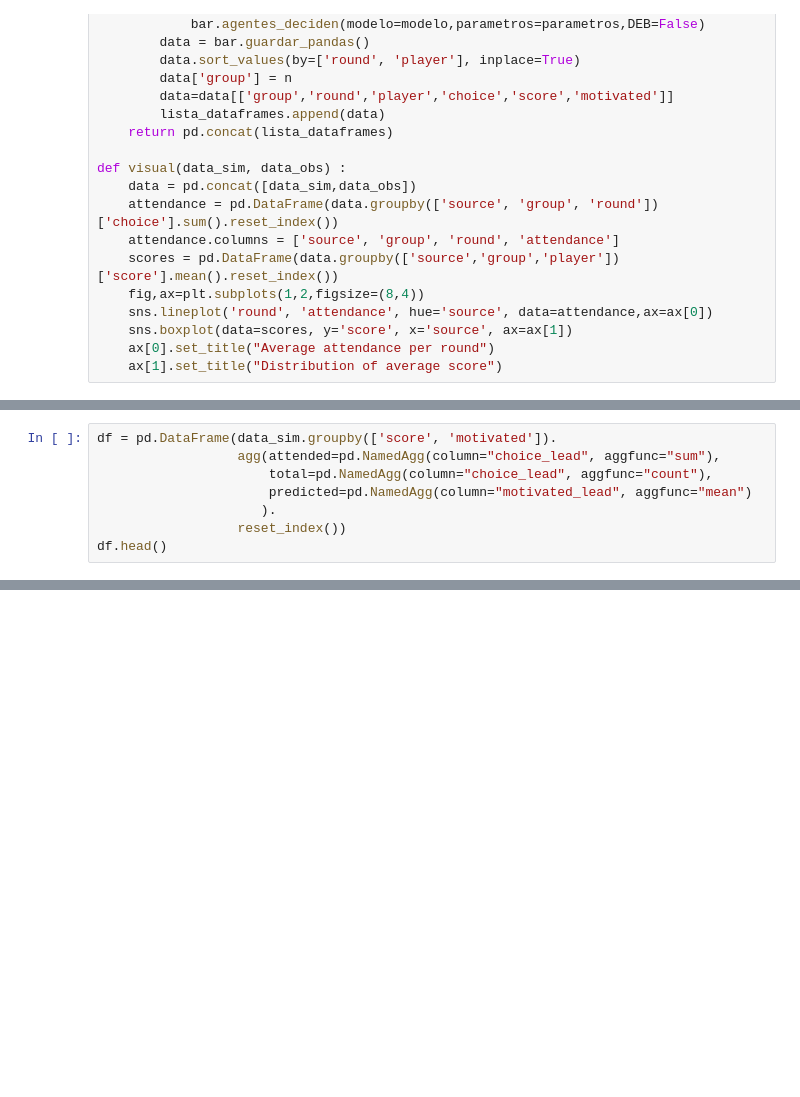
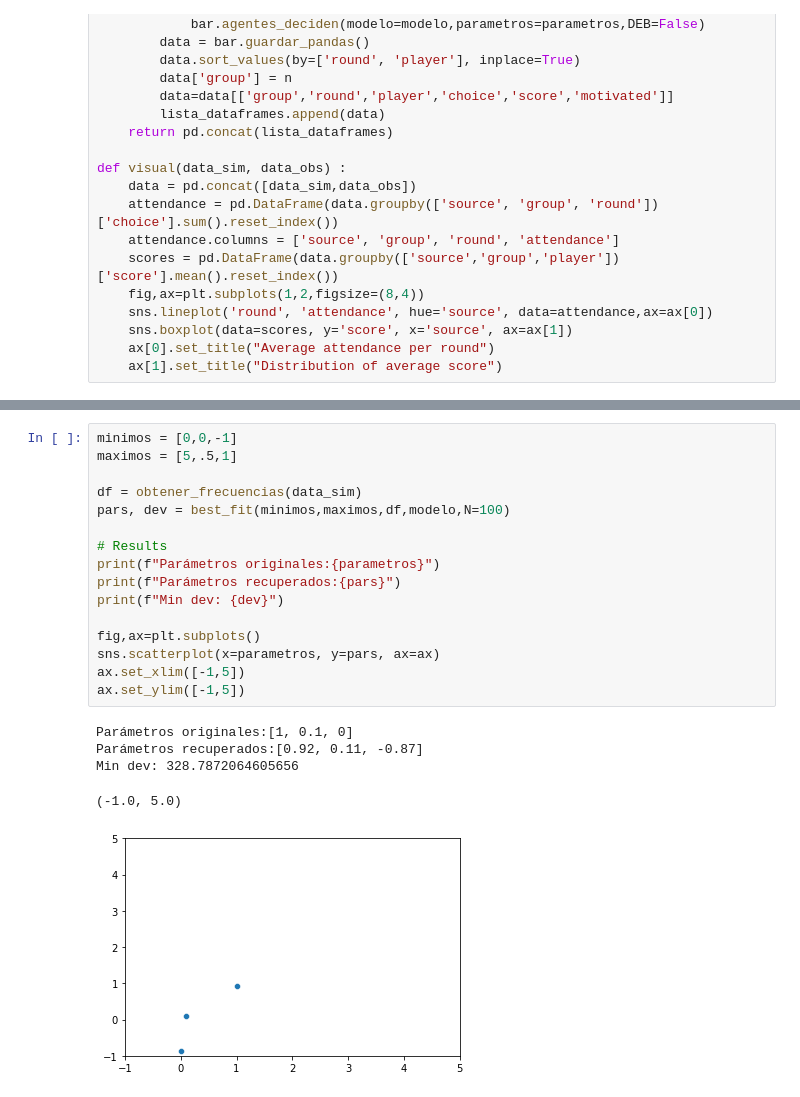
Before and after one commit to Slendercoder/SemilleroMSFS, a Jupyter notebook: Notebooks/ElFarol - rw.ipynb, the cells around one changed output, grey strips where cells are left out. Saved outputs shown, nothing was run; the diff lists cells and outputs as text; blank space fills up the shorter version.

```diff
--- a/Notebooks/ElFarol - rw.ipynb
+++ b/Notebooks/ElFarol - rw.ipynb
@@ -345,8 +327,0 @@ data_sim.head()
-# %%
-df = pd.DataFrame(data_sim.groupby(['score', 'motivated']).
-                  agg(attended=pd.NamedAgg(column="choice_lead", aggfunc="sum"),
-                      total=pd.NamedAgg(column="choice_lead", aggfunc="count"),
-                      predicted=pd.NamedAgg(column="motivated_lead", aggfunc="mean")
-                     ).
-                  reset_index())
-df.head()
@@ -380,0 +528,22 @@ df
+# %%
+minimos = [0,0,-1]
+maximos = [5,.5,1]
+
+df = obtener_frecuencias(data_sim)
+pars, dev = best_fit(minimos,maximos,df,modelo,N=100)
+
+# Results
+print(f"Parámetros originales:{parametros}")
+print(f"Parámetros recuperados:{pars}")
+print(f"Min dev: {dev}")
+
+fig,ax=plt.subplots()
+sns.scatterplot(x=parametros, y=pars, ax=ax)
+ax.set_xlim([-1,5])
+ax.set_ylim([-1,5])
+# %% [output]
+Parámetros originales:[1, 0.1, 0]
+Parámetros recuperados:[0.92, 0.11, -0.87]
+Min dev: 328.7872064605656
+(-1.0, 5.0)
+[figure, added]
```
Also changed, not shown: parts of 23 cells of this notebook, 1 other file.
